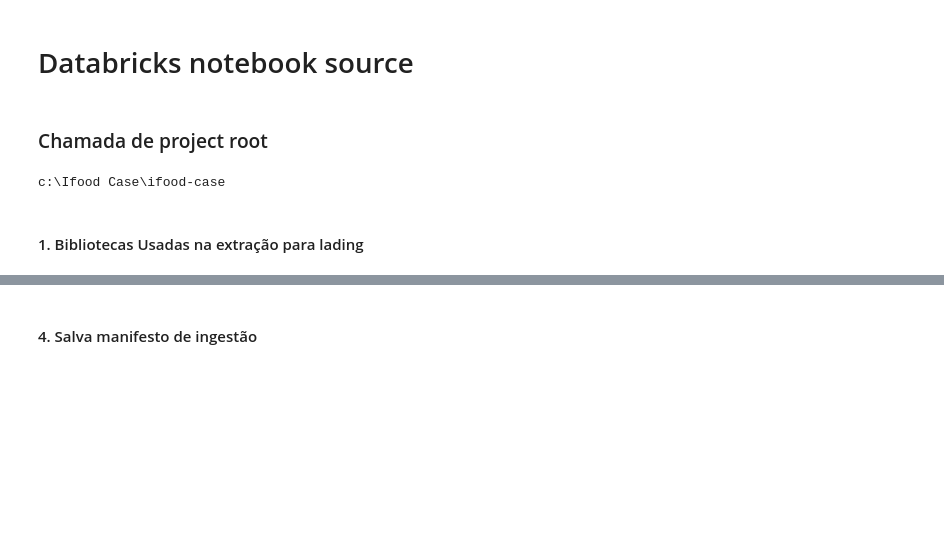
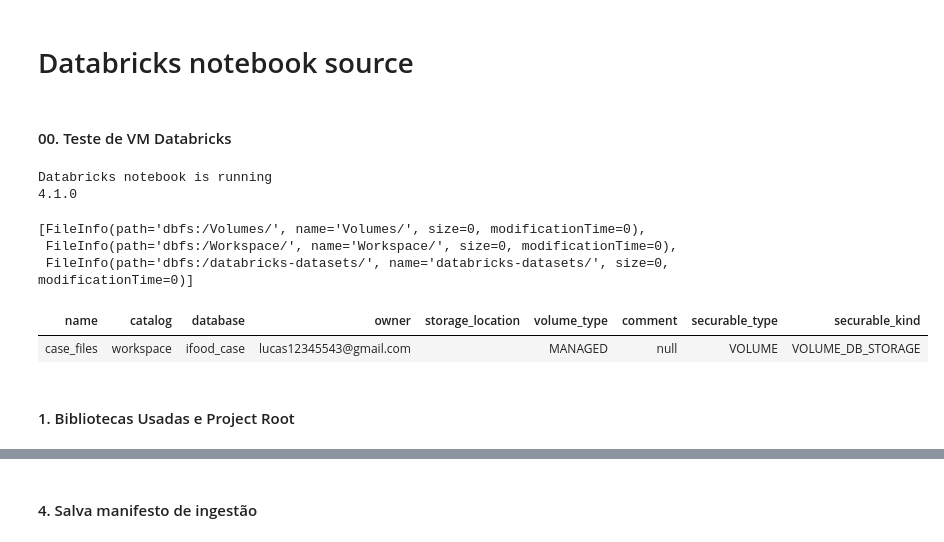
Before and after one commit to Lukasv30/ifood-case, a Jupyter notebook: notebooks/01_ingest_landing.ipynb, the cells around one changed output, grey strips where cells are left out. Cells and saved outputs as stored; diff of their text form; code cells hidden in the pictures; blank space fills up the shorter version.

```diff
--- a/notebooks/01_ingest_landing.ipynb
+++ b/notebooks/01_ingest_landing.ipynb
@@ -1,25 +1,34 @@
 # %% [markdown]
 # Databricks notebook source
-# %% [markdown]
-### Chamada de project root
-# %%
-# Databricks notebook source
-
-import os
-import sys
-
-current_path = os.getcwd()
-
-if current_path.endswith("/notebooks"):
-    PROJECT_ROOT = os.path.abspath("..")
-else:
-    PROJECT_ROOT = current_path
-
-if PROJECT_ROOT not in sys.path:
-    sys.path.append(PROJECT_ROOT)
-
-print(f"Project root: {PROJECT_ROOT}")
-# %% [output]
-c:\Ifood Case\ifood-case
+# %% [markdown]
+#### 00. Teste de VM Databricks
+# %%
+print("Databricks notebook is running")
+print(spark.version)
+# %% [output]
+Databricks notebook is running
+4.1.0
+# %%
+dbutils.fs.ls("dbfs:/")
+# %% [output]
+[FileInfo(path='dbfs:/Volumes/', name='Volumes/', size=0, modificationTime=0),
+ FileInfo(path='dbfs:/Workspace/', name='Workspace/', size=0, modificationTime=0),
+ FileInfo(path='dbfs:/databricks-datasets/', name='databricks-datasets/', size=0, modificationTime=0)]
+# %%
+CATALOG_NAME = "workspace"
+SCHEMA_NAME = "ifood_case"
+VOLUME_NAME = "case_files"
+
+spark.sql(f"CREATE SCHEMA IF NOT EXISTS {CATALOG_NAME}.{SCHEMA_NAME}")
+spark.sql(f"CREATE VOLUME IF NOT EXISTS {CATALOG_NAME}.{SCHEMA_NAME}.{VOLUME_NAME}")
+
+display(
+    spark.sql(
+        f"DESCRIBE VOLUME {CATALOG_NAME}.{SCHEMA_NAME}.{VOLUME_NAME}"
+    )
+)
+# %% [output]
+| name | catalog | database | owner | storage_location | volume_type | comment | securable_type | securable_kind |
+| case_files | workspace | ifood_case | lucas12345543@gmail.com |  | MANAGED | null | VOLUME | VOLUME_DB_STORAGE |
 # %% [markdown]
-#### 1. Bibliotecas Usadas na extração para lading
+#### 1. Bibliotecas Usadas e Project Root
```
Also changed, not shown: parts of 18 cells of this notebook, 1 other file.
